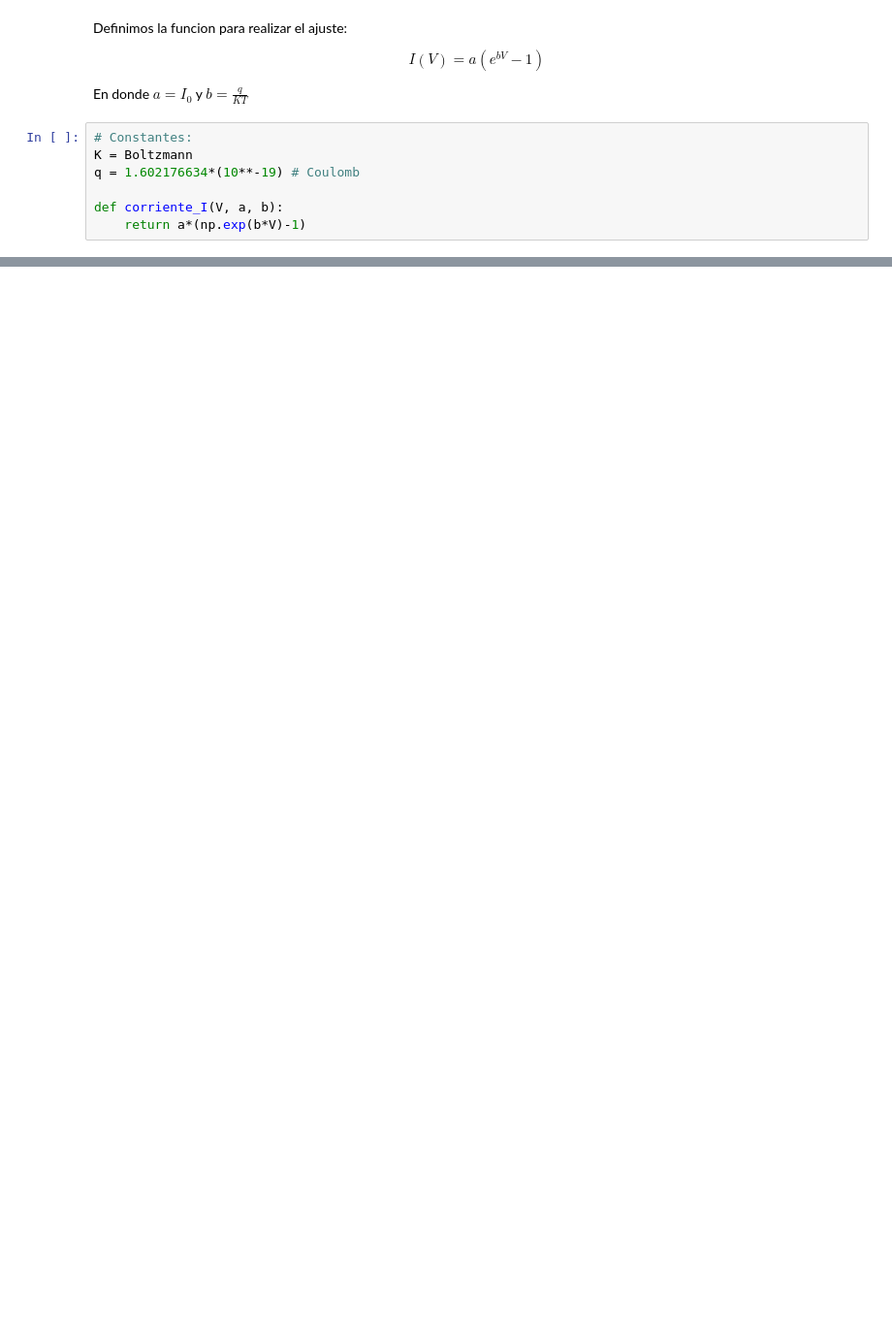
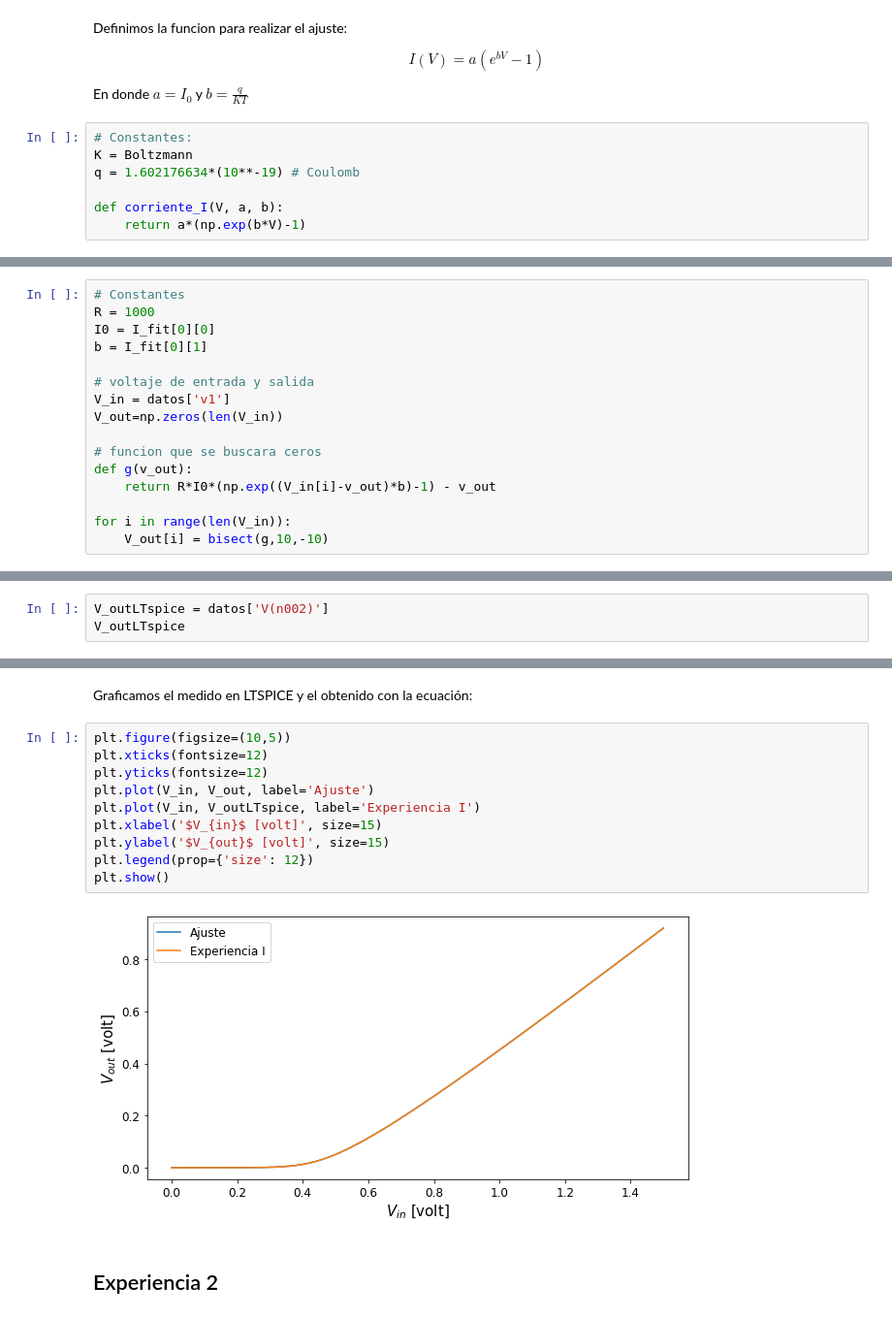
Before and after one commit to vecheto/astro_experimental, a Jupyter notebook: Tarea 3/codigo.ipynb, the cells around one changed output, grey strips where cells are left out. Shown at 97% size. Cells and saved outputs as stored; diff of their text form; blank space fills up the shorter version.

```diff
--- a/Tarea 3/codigo.ipynb
+++ b/Tarea 3/codigo.ipynb
@@ -50,0 +81,16 @@ T =  528.7231198337822
+# %%
+# Constantes
+R = 1000
+I0 = I_fit[0][0]
+b = I_fit[0][1]
+
+# voltaje de entrada y salida
+V_in = datos['v1']
+V_out=np.zeros(len(V_in))
+
+# funcion que se buscara ceros
+def g(v_out):
+    return R*I0*(np.exp((V_in[i]-v_out)*b)-1) - v_out
+
+for i in range(len(V_in)):
+    V_out[i] = bisect(g,10,-10)
@@ -50,0 +99,3 @@ T =  528.7231198337822
+# %%
+V_outLTspice = datos['V(n002)']
+V_outLTspice
@@ -50,0 +115,16 @@ T =  528.7231198337822
+# %% [markdown]
+Graficamos el medido en LTSPICE y el obtenido con la ecuación:
+# %%
+plt.figure(figsize=(10,5))
+plt.xticks(fontsize=12)
+plt.yticks(fontsize=12)
+plt.plot(V_in, V_out, label='Ajuste')
+plt.plot(V_in, V_outLTspice, label='Experiencia I')
+plt.xlabel('$V_{in}$ [volt]', size=15)
+plt.ylabel('$V_{out}$ [volt]', size=15)
+plt.legend(prop={'size': 12})
+plt.show()
+# %% [output]
+[figure, added]
+# %% [markdown]
+## Experiencia 2
```
Also changed, not shown: parts of 15 cells of this notebook, 5 other files.
